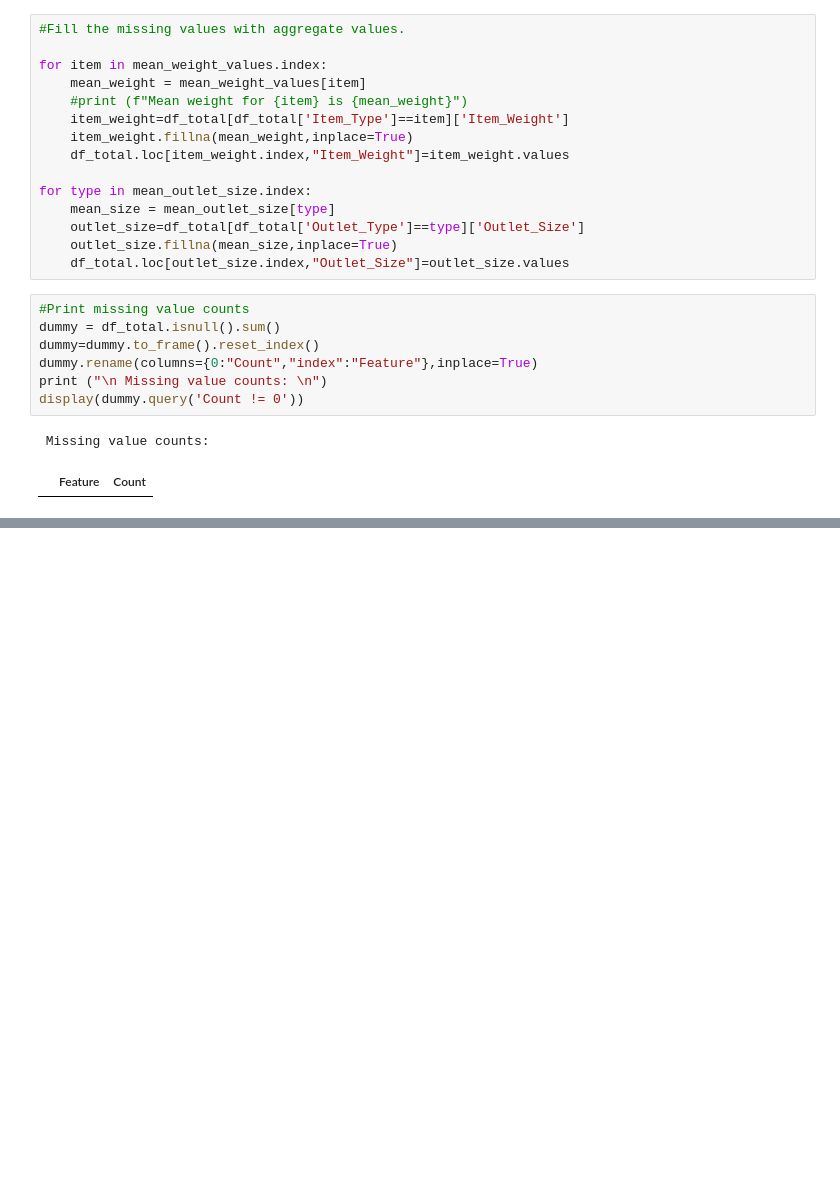
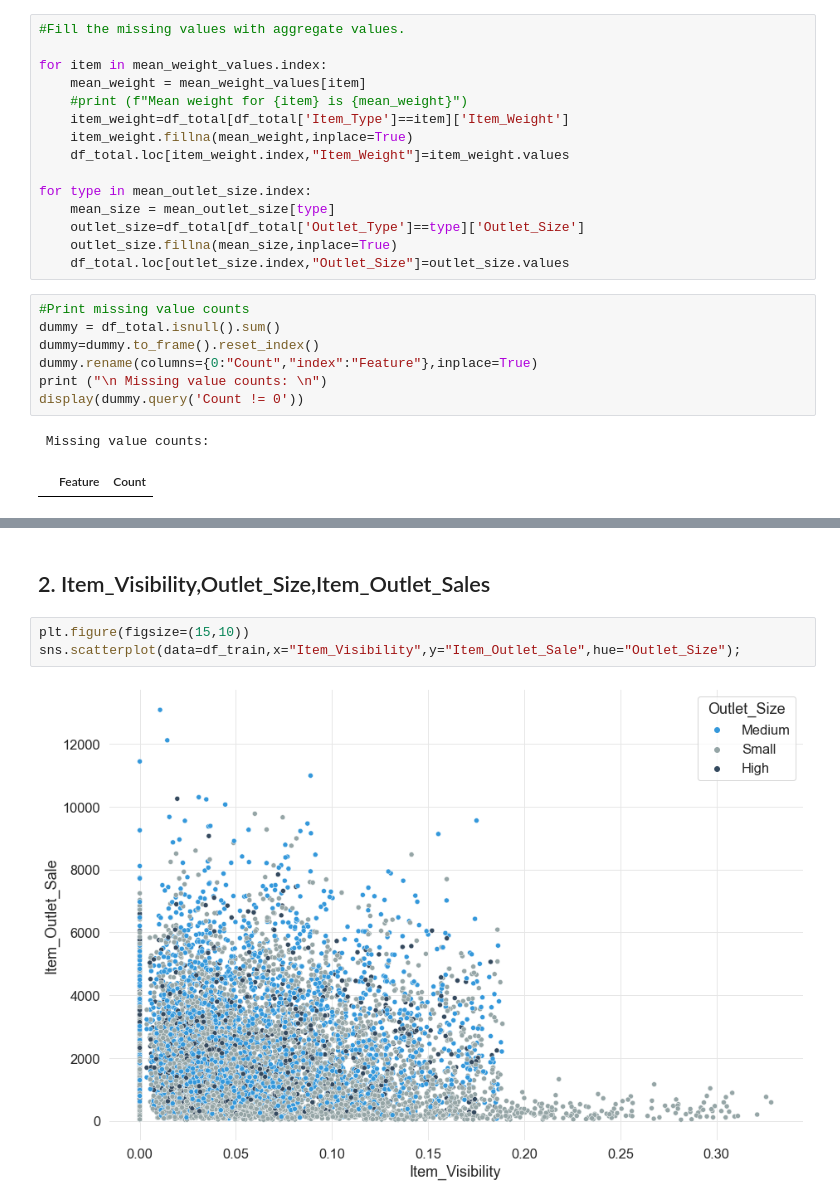
Before and after one commit to ajithcl/BigmartSalesPrediction, a Jupyter notebook: BigmartSalesPrediction.ipynb, the cells around one changed output, grey strips where cells are left out. Drawn from its saved outputs; the diff is of its cells as text; blank space fills up the shorter version.

```diff
--- a/BigmartSalesPrediction.ipynb
+++ b/BigmartSalesPrediction.ipynb
@@ -604,0 +686,7 @@ display(dummy.query('Count != 0'))
+# %% [markdown]
+## 2. Item_Visibility,Outlet_Size,Item_Outlet_Sales
+# %%
+plt.figure(figsize=(15,10))
+sns.scatterplot(data=df_train,x="Item_Visibility",y="Item_Outlet_Sale",hue="Outlet_Size");
+# %% [output]
+[figure, added]
```
Also changed, not shown: parts of 29 cells of this notebook, 2 other files.
